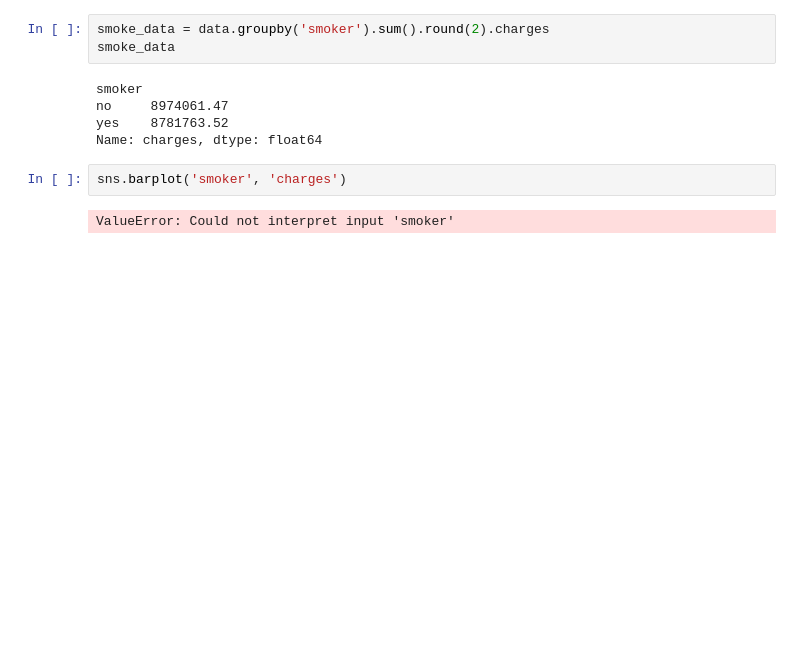
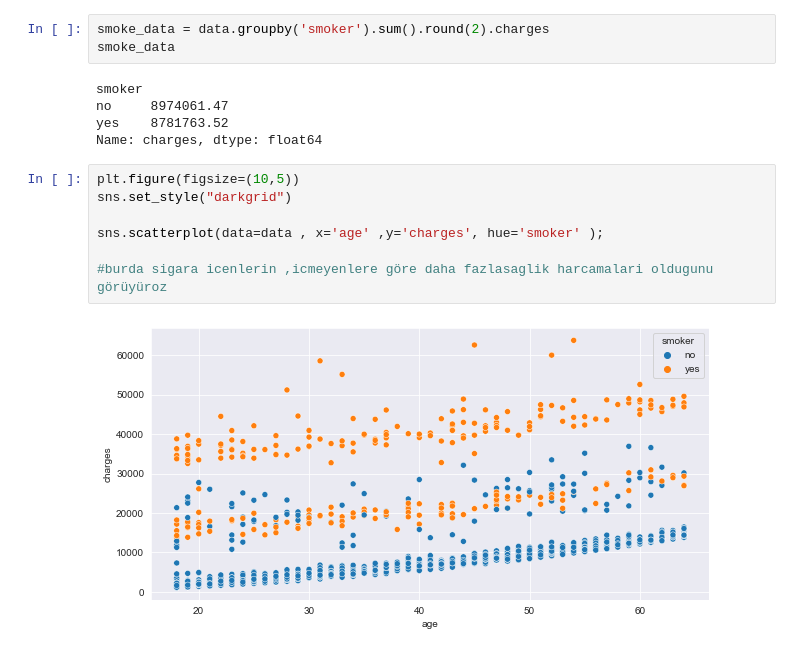
Before and after one commit to veyselaytekin1/Machine_Learning, a Jupyter notebook: ML_projects/insurance_project/insurance_project.ipynb, the cells around one changed output. Drawn from its saved outputs; the diff is of its cells as text; blank space fills up the shorter version.

```diff
--- a/ML_projects/insurance_project/insurance_project.ipynb
+++ b/ML_projects/insurance_project/insurance_project.ipynb
@@ -113,7 +138,12 @@ smoker
 no     8974061.47
 yes    8781763.52
 Name: charges, dtype: float64
-# %%
-sns.barplot('smoker', 'charges')
-# %% [output]
-ValueError: Could not interpret input 'smoker'
+# %%
+plt.figure(figsize=(10,5))
+sns.set_style("darkgrid")
+
+sns.scatterplot(data=data , x='age' ,y='charges', hue='smoker' );
+
+#burda sigara icenlerin ,icmeyenlere göre daha fazlasaglik harcamalari oldugunu görüyüroz
+# %% [output]
+[figure, added]
```
Also changed, not shown: parts of 37 cells of this notebook.
